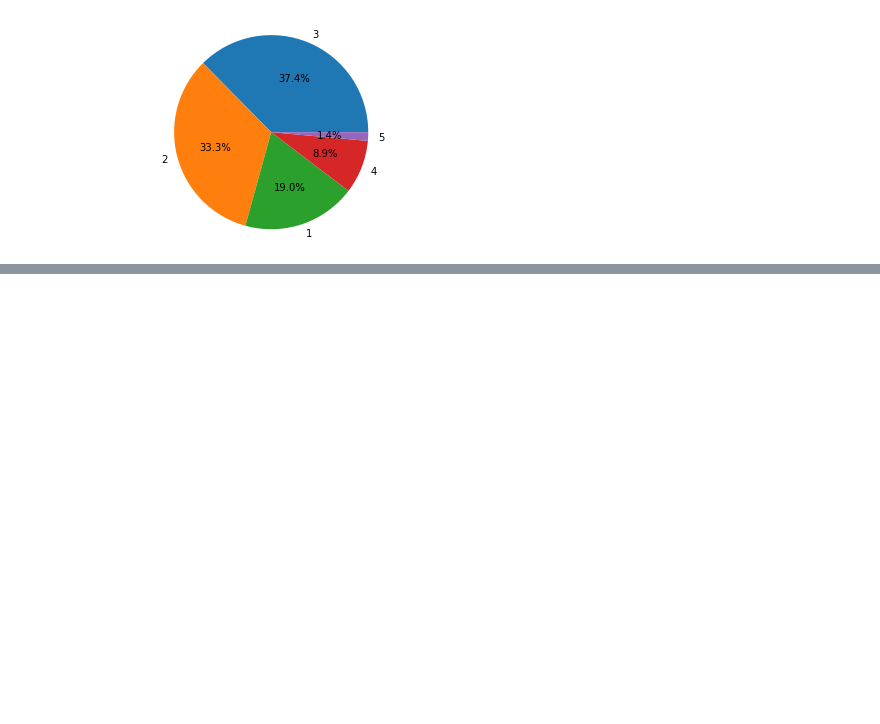
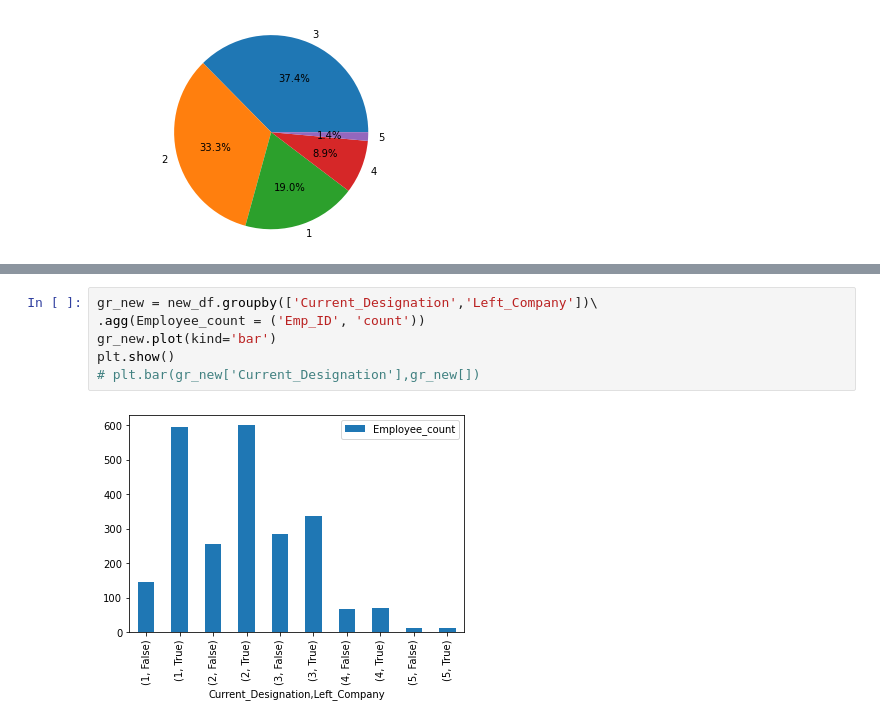
Before and after one commit to shanCH3n/Project1-DAbootcamp-Grp2, a Jupyter notebook: 01_Data/EmployeeAttrition_Leavers.ipynb, the cells around one changed output, grey strips where cells are left out. Saved outputs shown, nothing was run; the diff lists cells and outputs as text; blank space fills up the shorter version.

Commit message:
save charts

```diff
--- a/01_Data/EmployeeAttrition_Leavers.ipynb
+++ b/01_Data/EmployeeAttrition_Leavers.ipynb
@@ -202,3 +233,11 @@ plt.show()
+# %%
+gr_new = new_df.groupby(['Current_Designation','Left_Company'])\
+.agg(Employee_count = ('Emp_ID', 'count'))
+gr_new.plot(kind='bar')
+plt.show()
+# plt.bar(gr_new['Current_Designation'],gr_new[])
+# %% [output]
+[figure, added]
 # %%
 
 
```
Also changed, not shown: parts of 9 cells of this notebook, 3 other files.
